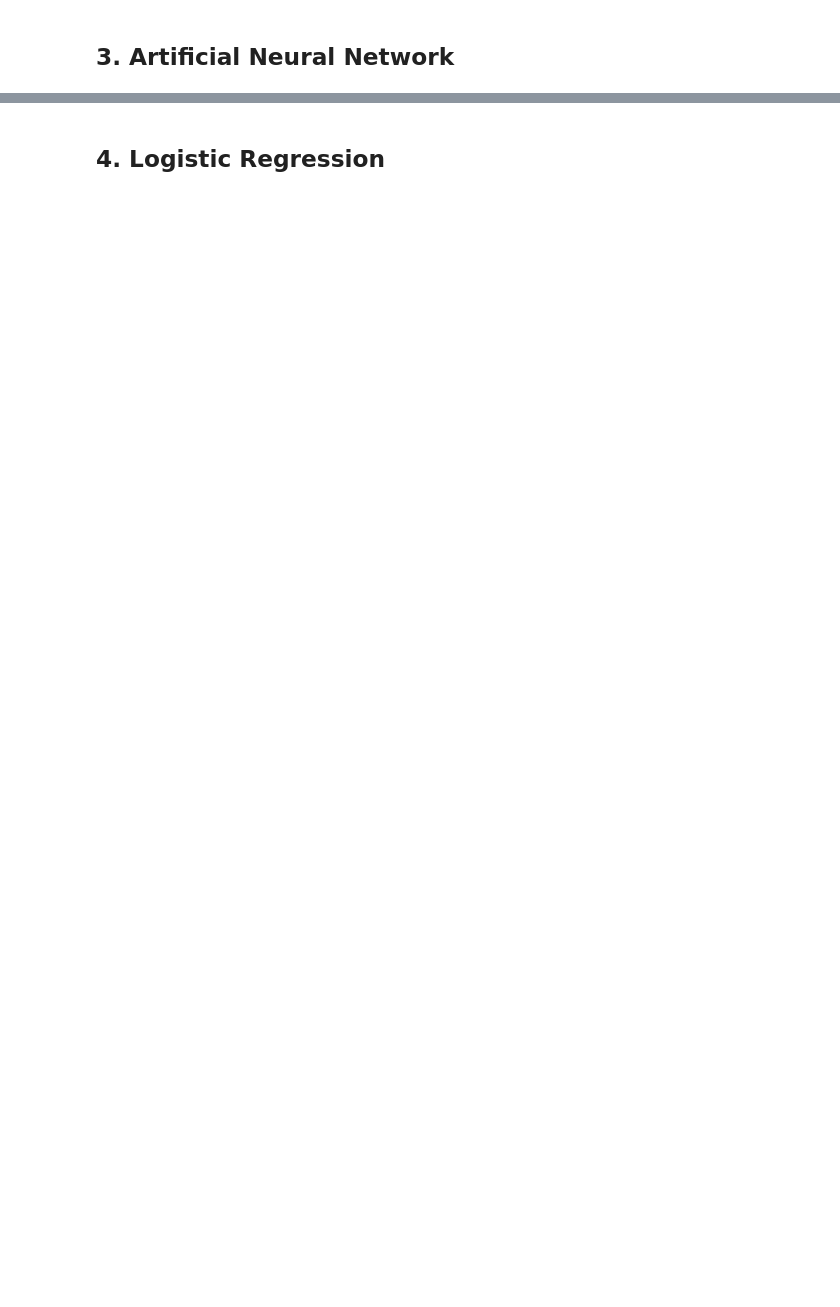
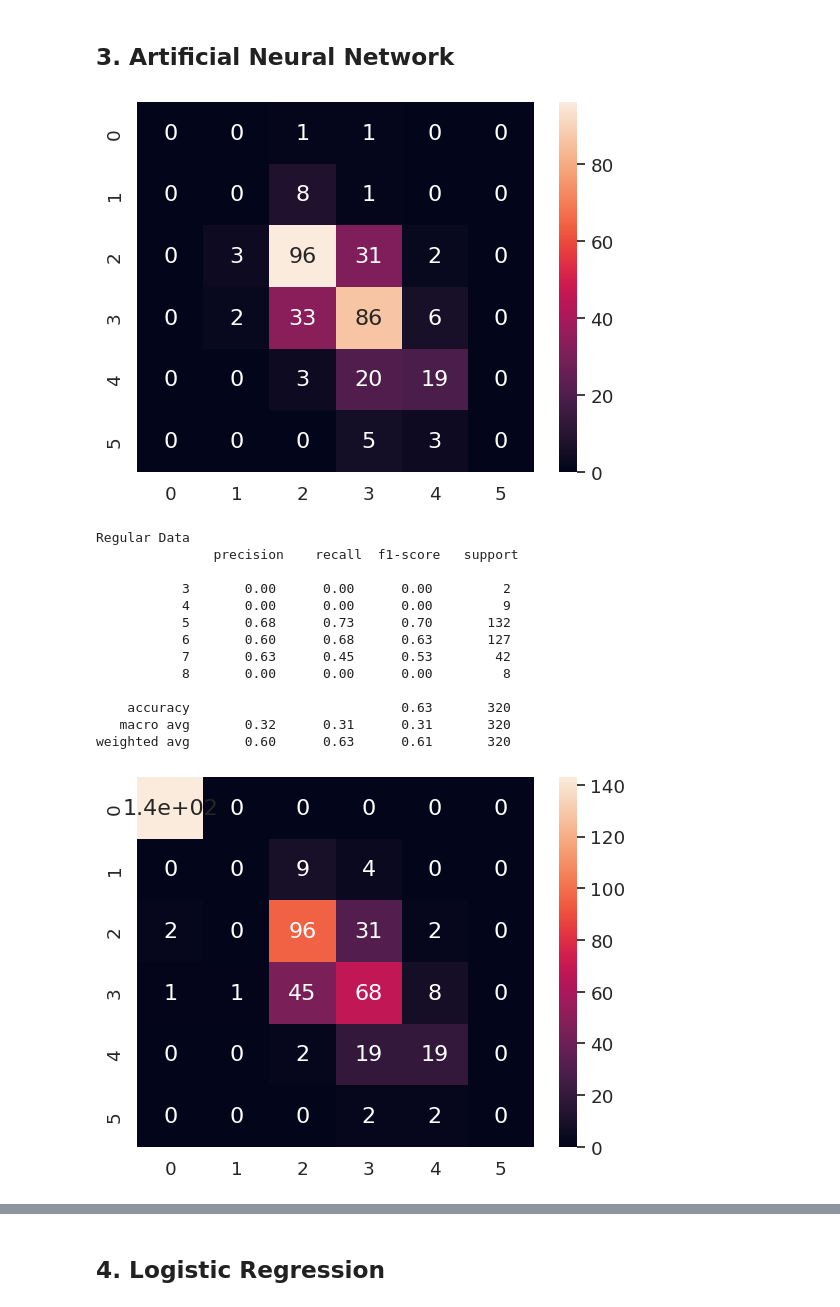
Before and after one commit to bendjko/ESE-417-Final-Project, a Jupyter notebook: FinalProject.ipynb, the cells around one changed output, grey strips where cells are left out. Saved outputs shown, nothing was run; the diff lists cells and outputs as text; code cells hidden in the pictures; blank space fills up the shorter version.

```diff
--- a/FinalProject.ipynb
+++ b/FinalProject.ipynb
@@ -218,3 +302,14 @@ y_impute_train = y_impute_train.append(y_add)
 X_impute_train.shape, y_impute_train.shape, X_impute_test.shape, y_impute_test.shape
 X_impute_train = scaledData.fit_transform(X_impute_train)
+# %%
+def clas_report(X_train, y_train, x_test, y_test, model, title):
+    model.fit(X_train, y_train)
+    y_pred = model.predict(x_test)
+    cm = confusion_matrix(y_test, y_pred)
+    df_cm = pd.DataFrame(cm)
+    sns.set(font_scale=1.2) # for label size
+    sns.heatmap(df_cm, annot=True, annot_kws={"size": 16}) # font size
+    plt.show()
+    clas = classification_report(y_test, y_pred)
+    print(title, "\n",clas)
 # %% [markdown]
@@ -290,27 +485,25 @@ print(clas)
 # %% [markdown]
 ## 3. Artificial Neural Network
-# %%
-wineMLP = MLPClassifier(activation='logistic', solver='sgd')
-wineMLP.fit(X_train, y_train)
-y_pred = wineMLP.predict(X_test)
-
-#Plot confusion matrix
-cm = confusion_matrix(y_test, y_pred)
-df_cm = pd.DataFrame(cm)
-sns.set(font_scale=1.2) # for label size
-sns.heatmap(df_cm, annot=True, annot_kws={"size": 16}) # font size
-plt.show()
-
-clas = classification_report(y_test, y_pred)
-print(clas)
-
-# Using Imputed Data
-wineMLP.fit(X_impute_train, y_impute_train)
-y_impute_pred = wineMLP.predict(X_impute_test)
-cm = confusion_matrix(y_impute_test, y_impute_pred)
-df_cm = pd.DataFrame(cm)
-sns.set(font_scale=1.2) # for label size
-sns.heatmap(df_cm, annot=True, annot_kws={"size": 16}) # font size
-plt.show()
-clas = classification_report(y_impute_test, y_impute_pred)
-print(clas)
+# %%
+wineMLP = MLPClassifier()
+clas_report(X_train, y_train, X_test, y_test, wineMLP, 'Regular Data')
+clas_report(X_over_train, y_over_train, X_over_test, y_over_test, wineMLP, 'Oversampled Data')
+clas_report(X_under_train, y_under_train, X_under_test, y_under_test, wineMLP, 'Undersampled Data')
+clas_report(X_smote_train, y_smote_train, X_smote_test, y_smote_test, wineMLP, 'SMOTE Data')
+clas_report(X_impute_train, y_impute_train, X_impute_test, y_impute_test, wineMLP, 'Imputed Data')
+# %% [output]
+[figure, added]
+Regular Data
+               precision    recall  f1-score   support
+
+           3       0.00      0.00      0.00         2
+           4       0.00      0.00      0.00         9
+           5       0.68      0.73      0.70       132
+           6       0.60      0.68      0.63       127
+           7       0.63      0.45      0.53        42
+           8       0.00      0.00      0.00         8
+
+    accuracy                           0.63       320
+   macro avg       0.32      0.31      0.31       320
+weighted avg       0.60      0.63      0.61       320
+[figure, added]
```
Also changed, not shown: parts of 39 cells of this notebook.
